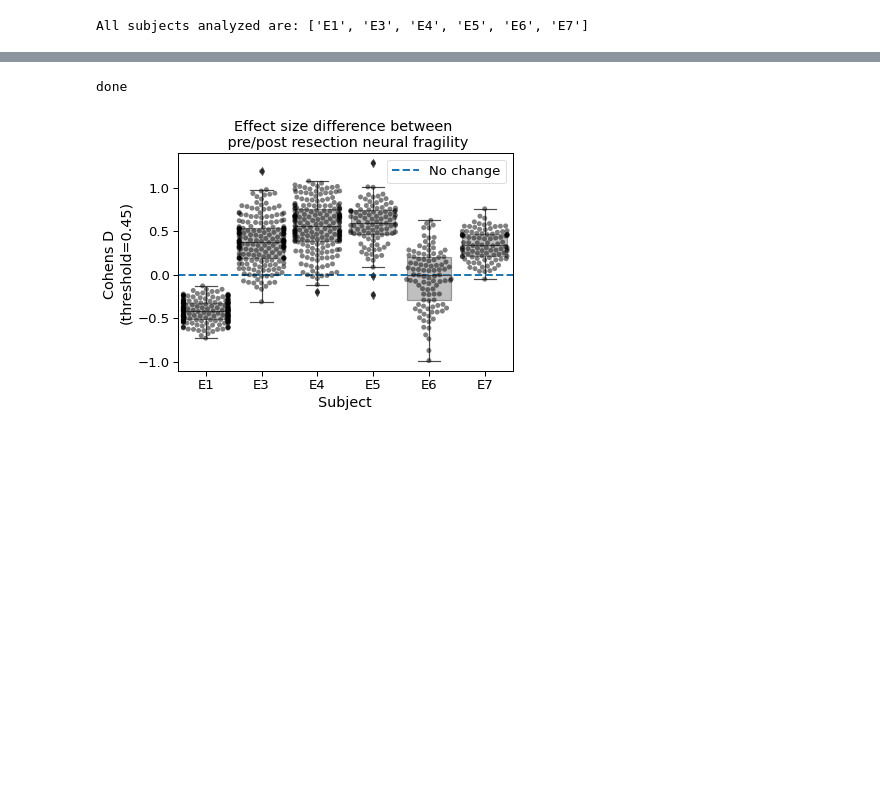
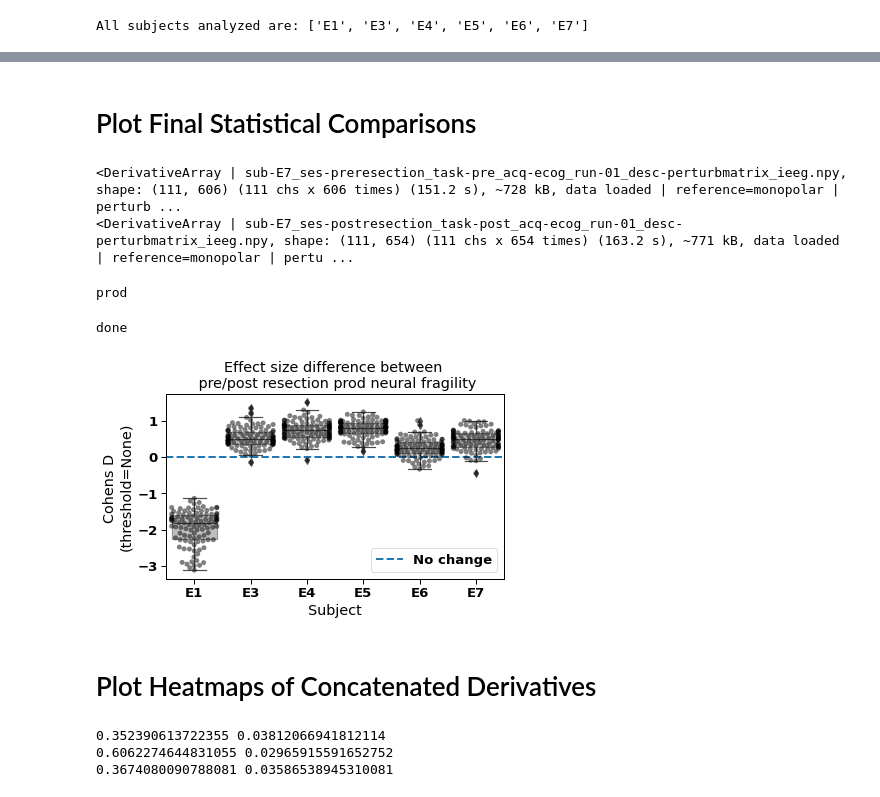
Before and after one commit to adam2392/sickkids, a Jupyter notebook: notebooks/publication/statistical_analysis.ipynb, the cells around one changed output, grey strips where cells are left out. Drawn from its saved outputs; the diff is of its cells as text; code cells hidden in the pictures; blank space fills up the shorter version.

```diff
--- a/notebooks/publication/statistical_analysis.ipynb
+++ b/notebooks/publication/statistical_analysis.ipynb
@@ -192,7 +221,7 @@ def generate_deriv_list(derivs, rowderivs):
         new_derivs.append(new_deriv)
     return new_derivs
 # %%
-def compute_block_bootstrap_stats(pre_deriv, post_deriv, df_summ=None, threshold=None):
+def compute_block_bootstrap_stats(pre_deriv, post_deriv, subject, df_summ=None, threshold=None):
     # compute effect size difference with sub-sampling
     pre_blocks = pre_deriv.subsample_blocks()
     post_blocks = post_deriv.subsample_blocks()
@@ -203,8 +232,8 @@ def compute_block_bootstrap_stats(pre_deriv, post_deriv, df_summ=None, threshold
 
     for preb, postb in zip(pre_blocks, post_blocks):
         if threshold is not None:
-            preb[preb < threshold] = np.nan
-            postb[postb < threshold] = np.nan
+            preb[np.abs(preb) < threshold] = np.nan
+            postb[np.abs(postb) < threshold] = np.nan
 
         # drop any nans
         preb = preb[~np.isnan(preb)]
@@ -266,9 +299,9 @@ featurename = 'Col Fragility'
 # cbarlabel = 'Absolute Diff Fragility'
 cbarlabel = 'Col Fragility'
 # cbarlabel = 'Row Fragility'
-
-threshold = 0.45
 # %%
+subj_derivlists = dict()
+
 for subject in subjects:
     # get list of sessions for subject
     ignore_subjects = [sub for sub in subjects if sub != subject]
@@ -279,7 +312,8 @@ for subject in subjects:
     # compute the channel's mean row perturbation values during interictal awake periods
     # as a baseline
     mean_vec, std_vec = compute_baseline(subject, deriv_root, deriv_chain,
-                                     task='interictalawake', desc='rowperturbmatrix')
+                                     task='interictalawake',
+                                         desc='rowperturbmatrix')
 
     # load all the column perturbation derivatives
     derivs = []
@@ -326,18 +360,24 @@ for subject in subjects:
     nrz_inds = [idx for idx in range(len(deriv.ch_names)) if idx not in resected_inds]
 
     # generate concatenated list of derivatives
-    derivlist = generate_deriv_list(derivs, rowderivs)
+    derivlist = generate_deriv_list(derivs.copy(), rowderivs.copy(),
+                                    derivtype=derivtype,
+#                                    baseline_mean=mean_vec,
+#                                    baseline_std=std_vec
+                                   )
 
     # only get the pre/post resection data
-    pre_deriv = [deriv for deriv in derivs if 'task-pre' in deriv.filenames[0]][0]
-    post_deriv = [deriv for deriv in derivs if 'task-post' in deriv.filenames[0]][0]
+    pre_deriv = [deriv for deriv in derivlist if 'task-pre' in deriv.filenames[0]][0]
+    post_deriv = [deriv for deriv in derivlist if 'task-post' in deriv.filenames[0]][0]
 
     pre_data = pre_deriv.get_data()
     post_data = post_deriv.get_data()
     print(pre_data.shape, post_data.shape)
 
+    subj_derivlists[subject] = derivlist
+
     # compute block-bootstrap statistics
-    cohensd, stats, pvals = compute_block_bootstrap_stats(pre_deriv, post_deriv,
+    cohensd, stats, pvals = compute_block_bootstrap_stats(pre_deriv, post_deriv, subject=subject,
                                                           df_summ=df_summ, threshold=threshold)
 
     # create
@@ -442,27 +482,46 @@ E7
+# %% [markdown]
+# Plot Final Statistical Comparisons
+# %%
+print(pre_deriv)
+print(post_deriv)
+# %% [output]
+<DerivativeArray | sub-E7_ses-preresection_task-pre_acq-ecog_run-01_desc-perturbmatrix_ieeg.npy, shape: (111, 606) (111 chs x 606 times) (151.2 s), ~728 kB, data loaded | reference=monopolar | perturb ...
+<DerivativeArray | sub-E7_ses-postresection_task-post_acq-ecog_run-01_desc-perturbmatrix_ieeg.npy, shape: (111, 654) (111 chs x 654 times) (163.2 s), ~771 kB, data loaded | reference=monopolar | pertu ...
+# %%
+(figures_path / 'boxplot_summaries').mkdir(exist_ok=True)
+
+print(derivtype)
+# %% [output]
+prod
 # %%
 sns.set_context("paper", font_scale=1.5)
 fig, ax = plt.subplots()
 sns.swarmplot(x='subject', y='es',
               order=natsorted(df['subject'].unique()),
               alpha=0.5, color='black',
               data=df, ax=ax)
 sns.boxplot(x='subject', y='es', color='gray',
             order=natsorted(df['subject'].unique()),
             data=df, ax=ax, boxprops=dict(alpha=0.5))
 
 # plot horizontal line
 ax.axhline([0], ls='--', lw=2, label='No change')
 
 ax.legend()
 ax.set(
     xlabel='Subject',
     ylabel=f'Cohens D \n(threshold={threshold})',
-    title='Effect size difference between \n pre/post resection neural fragility'
+    title=f'Effect size difference between \n pre/post resection {derivtype} neural fragility'
 )
+fig.tight_layout()
+# fig.savefig(
+#     figures_path / 'boxplot_summaries' / f'productfragility-boxplot-prevspost-{reference}-{derivtype}-threshold{threshold}.pdf',
+#     bbox_inches='tight'
+# )
 print('done')
 # %% [output]
 done
-[figure, old version]
+[figure, new version]
 # %%
 # fig, ax = plt.subplots()
 # sns.swarmplot(x='subject', y='pval',
@@ -479,3 +538,23 @@ done
 #     ylabel='Pvalue',
 #     title='Nonparametric MANOVA pvalue between \n pre/post resection neural fragility'
 # )
+# %% [markdown]
+# Plot Heatmaps of Concatenated Derivatives
+# %%
+coldata = derivs[0].get_data()
+rowdata = rowderivs[0].get_data()
+
+col_mean = np.nanmean(coldata)
+col_var = np.nanvar(coldata)
+row_mean = np.nanmean(rowdata)
+row_var = np.nanmean(rowdata)
+print(np.nanmean(coldata), np.nanvar(coldata))
+print(np.nanmean(rowdata), np.nanvar(rowdata))
+
+exp_mean = (col_mean * row_var + row_mean * col_var) / (col_var + row_var)
+exp_var = (col_var * row_var) / (col_var + row_var)
+print(exp_mean, exp_var)
+# %% [output]
+0.352390613722355 0.03812066941812114
+0.6062274644831055 0.02965915591652752
+0.3674080090788081 0.03586538945310081
```
Also changed, not shown: parts of 10 cells of this notebook, 33 other files.
